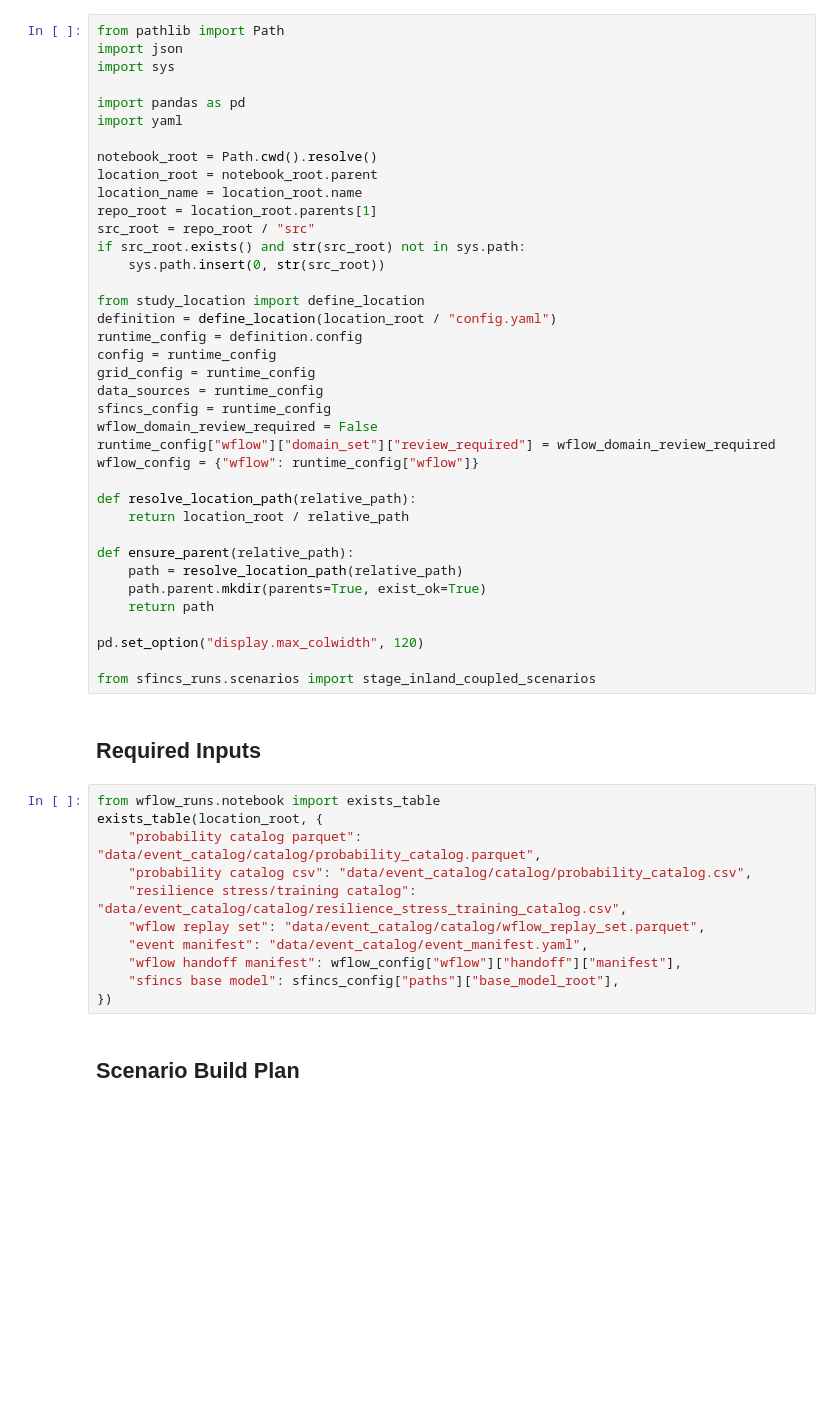
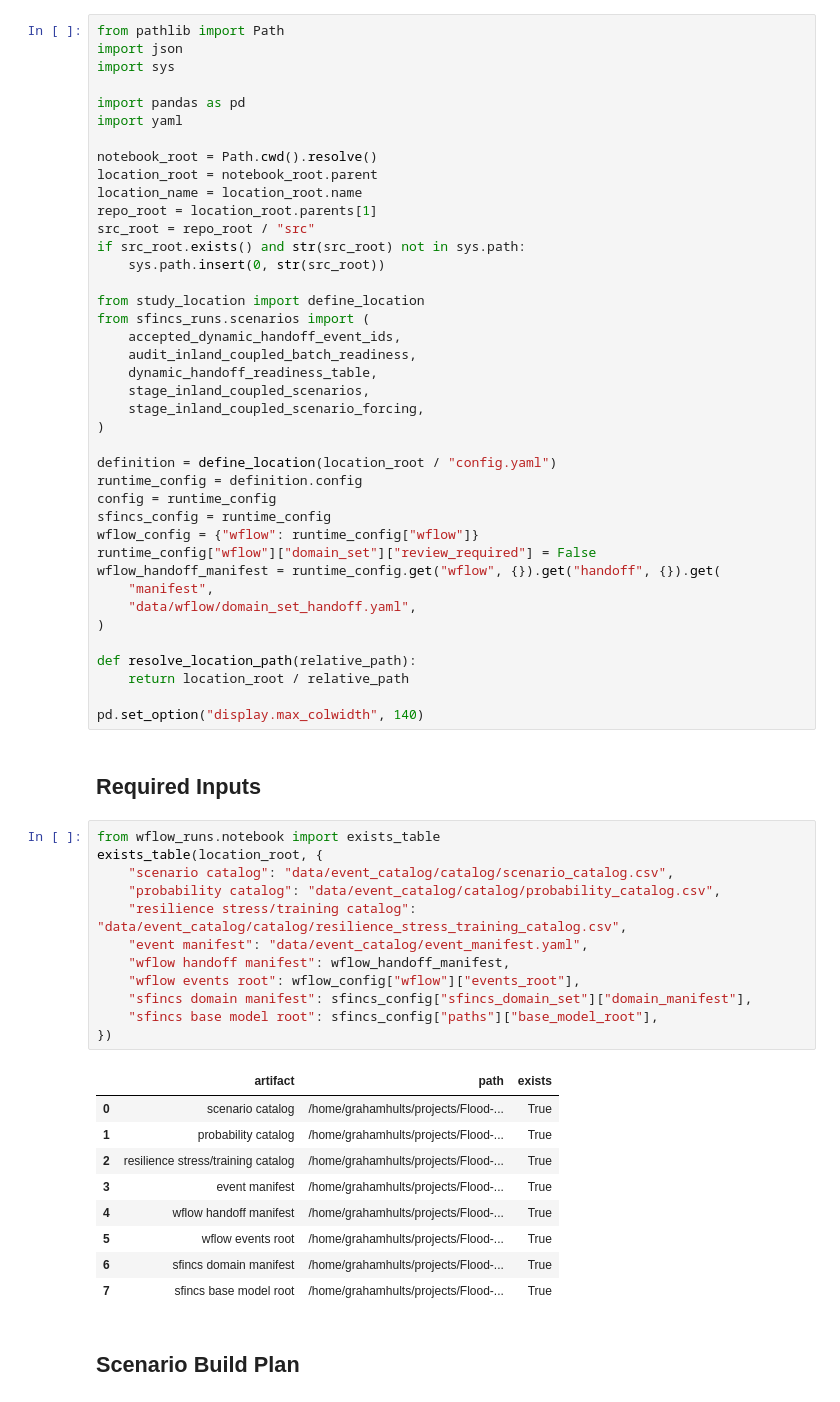
Before and after one commit to SusuXu-s-Lab/Flood-RM, a Jupyter notebook: locations/greensboro/02_flood/05_create_scenarios.ipynb, the cells around one changed output. Saved outputs shown, nothing was run; the diff lists cells and outputs as text; blank space fills up the shorter version.

```diff
--- a/locations/greensboro/02_flood/05_create_scenarios.ipynb
+++ b/locations/greensboro/02_flood/05_create_scenarios.ipynb
@@ -31,40 +31,53 @@ if src_root.exists() and str(src_root) not in sys.path:
     sys.path.insert(0, str(src_root))
 
 from study_location import define_location
+from sfincs_runs.scenarios import (
+    accepted_dynamic_handoff_event_ids,
+    audit_inland_coupled_batch_readiness,
+    dynamic_handoff_readiness_table,
+    stage_inland_coupled_scenarios,
+    stage_inland_coupled_scenario_forcing,
+)
+
 definition = define_location(location_root / "config.yaml")
 runtime_config = definition.config
 config = runtime_config
-grid_config = runtime_config
-data_sources = runtime_config
 sfincs_config = runtime_config
-wflow_domain_review_required = False
-runtime_config["wflow"]["domain_set"]["review_required"] = wflow_domain_review_required
 wflow_config = {"wflow": runtime_config["wflow"]}
+runtime_config["wflow"]["domain_set"]["review_required"] = False
+wflow_handoff_manifest = runtime_config.get("wflow", {}).get("handoff", {}).get(
+    "manifest",
+    "data/wflow/domain_set_handoff.yaml",
+)
 
 def resolve_location_path(relative_path):
     return location_root / relative_path
 
-def ensure_parent(relative_path):
-    path = resolve_location_path(relative_path)
-    path.parent.mkdir(parents=True, exist_ok=True)
-    return path
-
-pd.set_option("display.max_colwidth", 120)
-
-from sfincs_runs.scenarios import stage_inland_coupled_scenarios
+pd.set_option("display.max_colwidth", 140)
 # %% [markdown]
 ## Required Inputs
 # %%
 from wflow_runs.notebook import exists_table
 exists_table(location_root, {
-    "probability catalog parquet": "data/event_catalog/catalog/probability_catalog.parquet",
-    "probability catalog csv": "data/event_catalog/catalog/probability_catalog.csv",
+    "scenario catalog": "data/event_catalog/catalog/scenario_catalog.csv",
+    "probability catalog": "data/event_catalog/catalog/probability_catalog.csv",
     "resilience stress/training catalog": "data/event_catalog/catalog/resilience_stress_training_catalog.csv",
-    "wflow replay set": "data/event_catalog/catalog/wflow_replay_set.parquet",
     "event manifest": "data/event_catalog/event_manifest.yaml",
-    "wflow handoff manifest": wflow_config["wflow"]["handoff"]["manifest"],
-    "sfincs base model": sfincs_config["paths"]["base_model_root"],
+    "wflow handoff manifest": wflow_handoff_manifest,
+    "wflow events root": wflow_config["wflow"]["events_root"],
+    "sfincs domain manifest": sfincs_config["sfincs_domain_set"]["domain_manifest"],
+    "sfincs base model root": sfincs_config["paths"]["base_model_root"],
 })
+# %% [output]
+|  | artifact | path | exists |
+| 0 | scenario catalog | /home/grahamhults/projects/Flood-... | True |
+| 1 | probability catalog | /home/grahamhults/projects/Flood-... | True |
+| 2 | resilience stress/training catalog | /home/grahamhults/projects/Flood-... | True |
+| 3 | event manifest | /home/grahamhults/projects/Flood-... | True |
+| 4 | wflow handoff manifest | /home/grahamhults/projects/Flood-... | True |
+| 5 | wflow events root | /home/grahamhults/projects/Flood-... | True |
+| 6 | sfincs domain manifest | /home/grahamhults/projects/Flood-... | True |
+| 7 | sfincs base model root | /home/grahamhults/projects/Flood-... | True |
 # %% [markdown]
 ## Scenario Build Plan
 # %%
```
Also changed, not shown: parts of 8 cells of this notebook, 12 other files.
